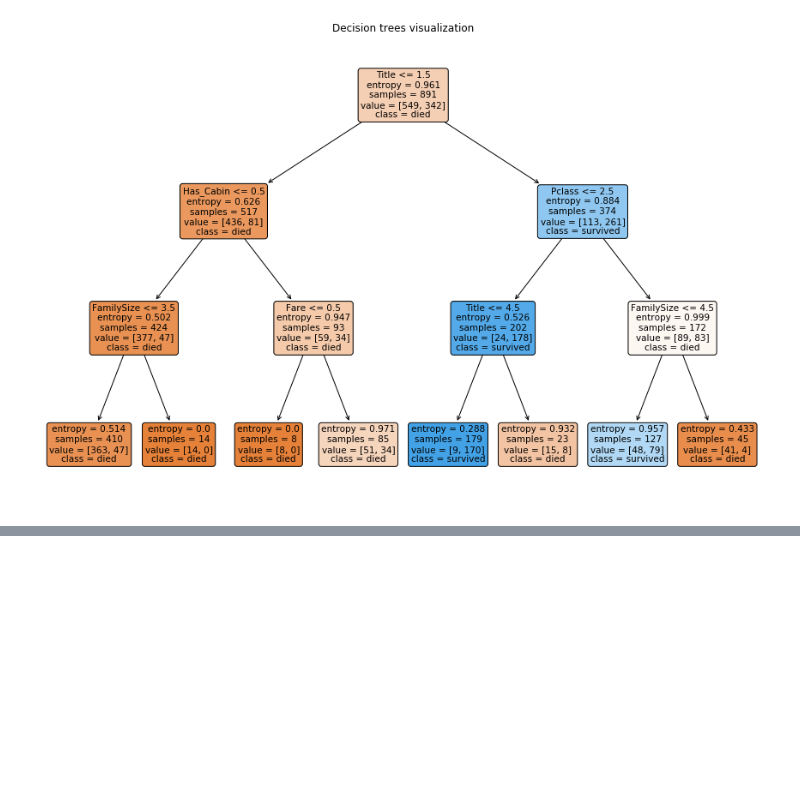
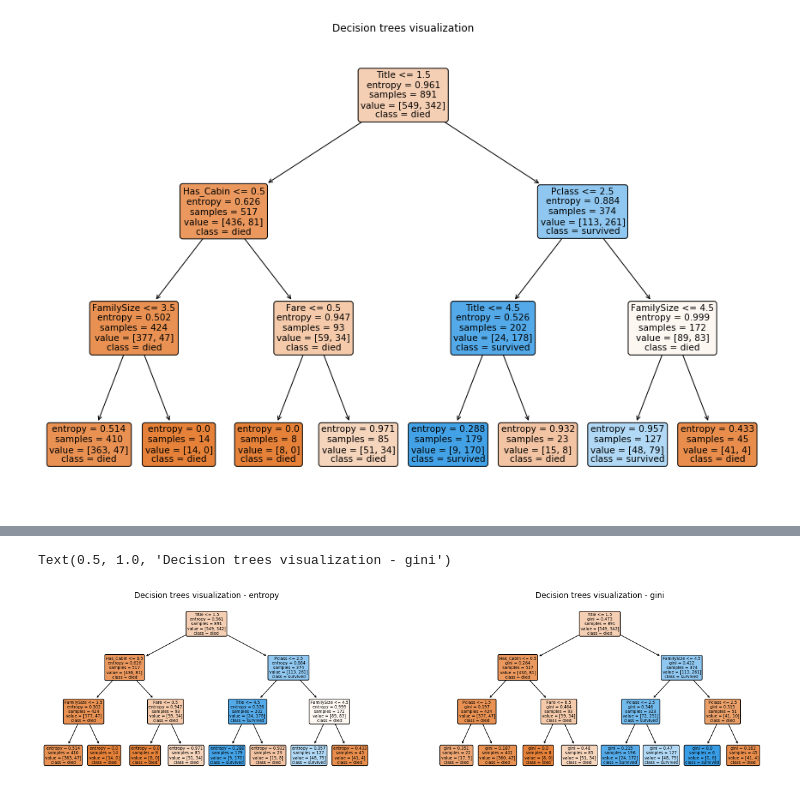
Before and after one commit to mijapa/data_mining, a Jupyter notebook: lab2/decision_trees.ipynb, the cells around one changed output, grey strips where cells are left out. Cells and saved outputs as stored; diff of their text form; code cells hidden in the pictures; blank space fills up the shorter version.

```diff
--- a/lab2/decision_trees.ipynb
+++ b/lab2/decision_trees.ipynb
@@ -84,0 +121,15 @@ Text(0.5, 1.0, 'Decision trees visualization')
+# %%
+tree_model_entropy = tree.DecisionTreeClassifier(max_depth=3, criterion='entropy')
+tree_model_entropy.fit(x_train, y_train)
+tree_model_gini = tree.DecisionTreeClassifier(max_depth=3, criterion='gini')
+tree_model_gini.fit(x_train, y_train)
+plt.figure(figsize=(20,5))
+plt.subplot(1, 2, 1)
+tree.plot_tree(tree_model_entropy, filled=True, rounded=True, feature_names=list(x_train.columns), class_names=['died','survived'])
+plt.title("Decision trees visualization - entropy")
+plt.subplot(1, 2, 2)
+tree.plot_tree(tree_model_gini, filled=True, rounded=True, feature_names=list(x_train.columns), class_names=['died','survived'])
+plt.title("Decision trees visualization - gini")
+# %% [output]
+Text(0.5, 1.0, 'Decision trees visualization - gini')
+[figure, added]
```
Also changed, not shown: parts of 15 cells of this notebook.
